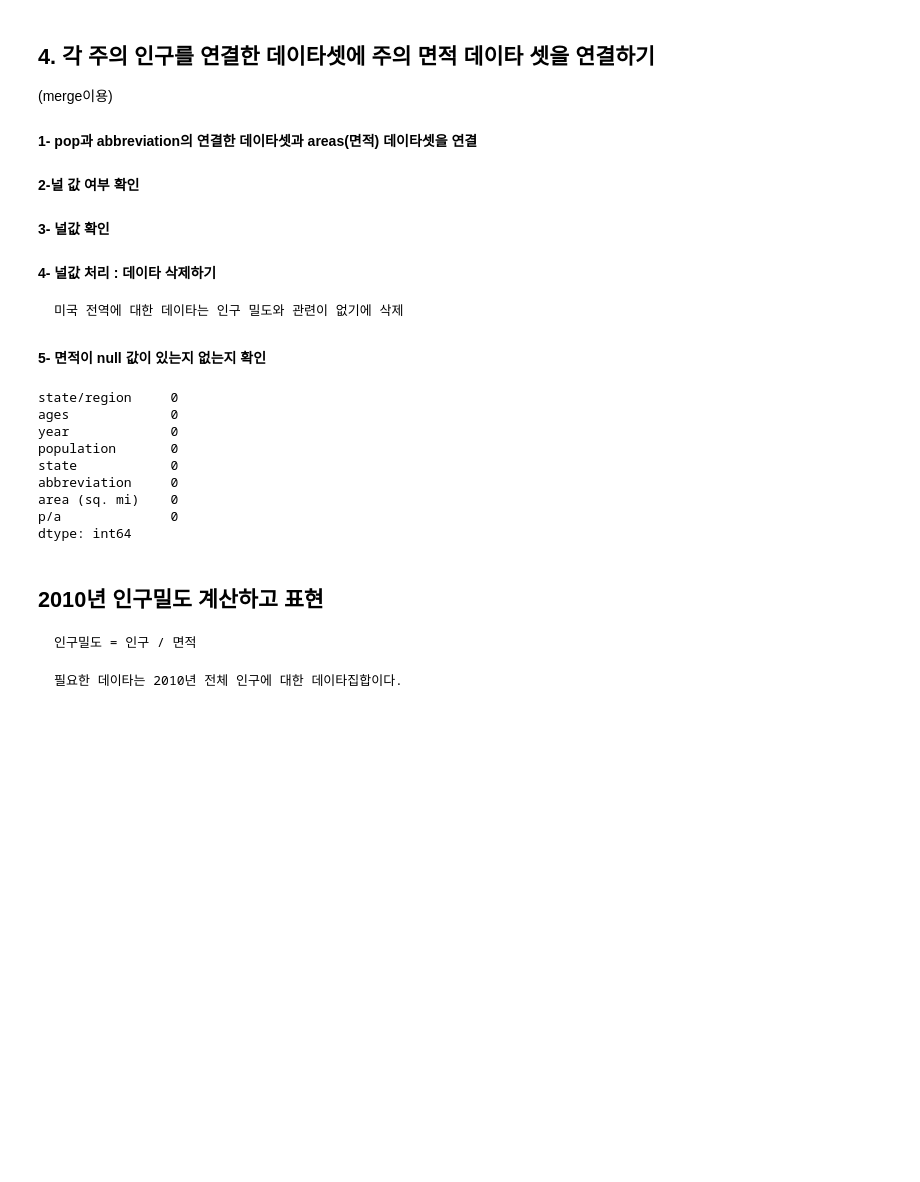
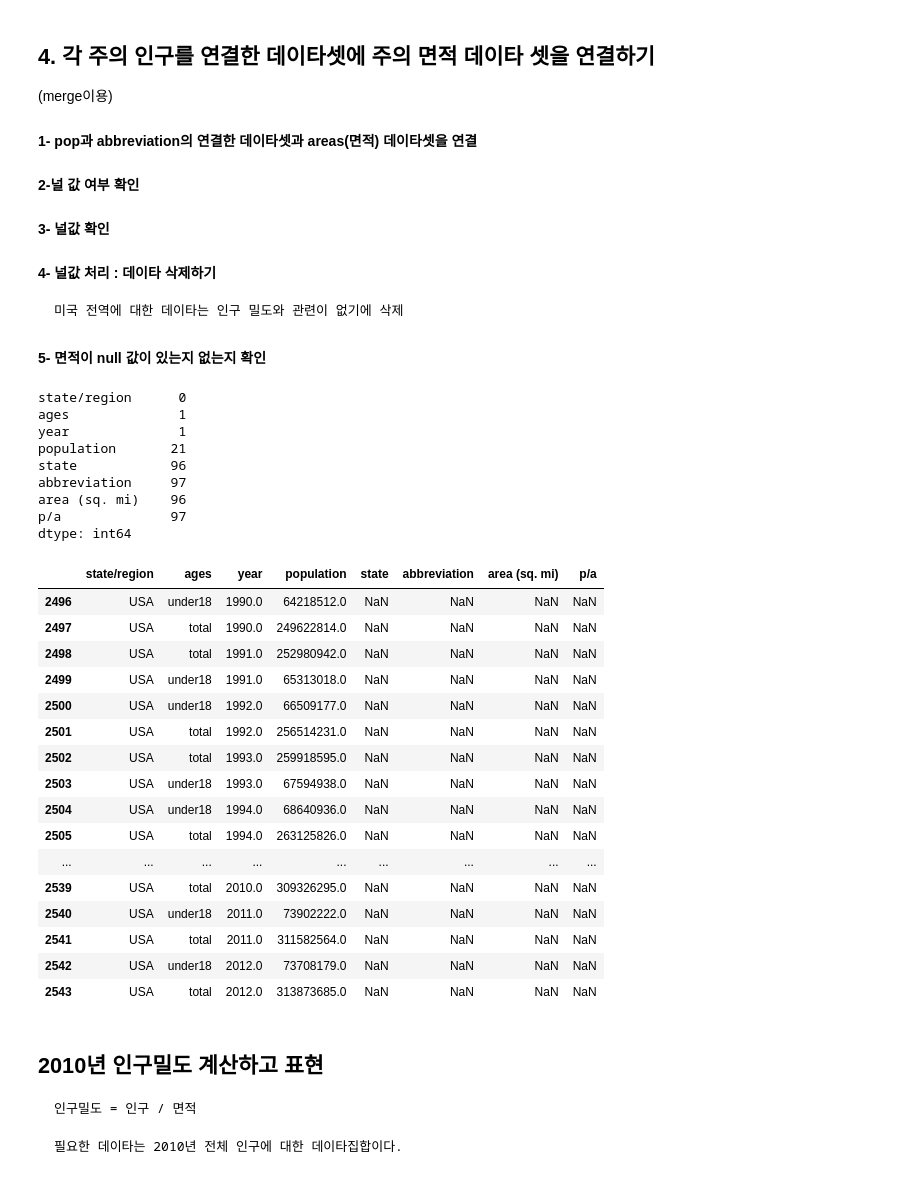
Before and after one commit to 201411096/kosmo_PythonBasic, a Jupyter notebook: eAnalysis/05_data정제_class/Ex06_누락값연습_미주별인구2.ipynb, the cells around one changed output. Saved outputs shown, nothing was run; the diff lists cells and outputs as text; code cells hidden in the pictures; blank space fills up the shorter version.

```diff
--- a/eAnalysis/05_data정제_class/Ex06_누락값연습_미주별인구2.ipynb
+++ b/eAnalysis/05_data정제_class/Ex06_누락값연습_미주별인구2.ipynb
@@ -146,21 +149,41 @@ dtype: int64
 # 1- pop과 abbreviation의 연결한 데이타셋과 areas(면적) 데이타셋을 연결
 
 # 2-널 값 여부 확인
-
+data.shape[0] - data.count()
 # 3- 널값 확인 : 면적값이 널인 주를 찾으면
+# ..?
 # %% [output]
-state/region     0
-ages             0
-year             0
-population       0
-state            0
-abbreviation     0
-area (sq. mi)    0
-p/a              0
+state/region      0
+ages              1
+year              1
+population       21
+state            96
+abbreviation     97
+area (sq. mi)    96
+p/a              97
 dtype: int64
 # %%
 # 4- 널값 처리 : 데이타 삭제하기
 # 미국 전역에 대한 데이타는 인구 밀도와 관련이 없기에 삭제
+data[data['state/region']=='USA']
+# %% [output]
+|  | state/region | ages | year | population | state | abbreviation | area (sq. mi) | p/a |
+| 2496 | USA | under18 | 1990.0 | 64218512.0 | NaN | NaN | NaN | NaN |
+| 2497 | USA | total | 1990.0 | 249622814.0 | NaN | NaN | NaN | NaN |
+| 2498 | USA | total | 1991.0 | 252980942.0 | NaN | NaN | NaN | NaN |
+| 2499 | USA | under18 | 1991.0 | 65313018.0 | NaN | NaN | NaN | NaN |
+| 2500 | USA | under18 | 1992.0 | 66509177.0 | NaN | NaN | NaN | NaN |
+| 2501 | USA | total | 1992.0 | 256514231.0 | NaN | NaN | NaN | NaN |
+| 2502 | USA | total | 1993.0 | 259918595.0 | NaN | NaN | NaN | NaN |
+| 2503 | USA | under18 | 1993.0 | 67594938.0 | NaN | NaN | NaN | NaN |
+| 2504 | USA | under18 | 1994.0 | 68640936.0 | NaN | NaN | NaN | NaN |
+| 2505 | USA | total | 1994.0 | 263125826.0 | NaN | NaN | NaN | NaN |
+| ... | ... | ... | ... | ... | ... | ... | ... | ... |
+| 2539 | USA | total | 2010.0 | 309326295.0 | NaN | NaN | NaN | NaN |
+| 2540 | USA | under18 | 2011.0 | 73902222.0 | NaN | NaN | NaN | NaN |
+| 2541 | USA | total | 2011.0 | 311582564.0 | NaN | NaN | NaN | NaN |
+| 2542 | USA | under18 | 2012.0 | 73708179.0 | NaN | NaN | NaN | NaN |
+| 2543 | USA | total | 2012.0 | 313873685.0 | NaN | NaN | NaN | NaN |
 # %%
 # 5- [결과확인] 면적이 null 값이 있는지 없는지 확인
 # %% [markdown]
```
Also changed, not shown: parts of 2 cells of this notebook, 1 other file.
